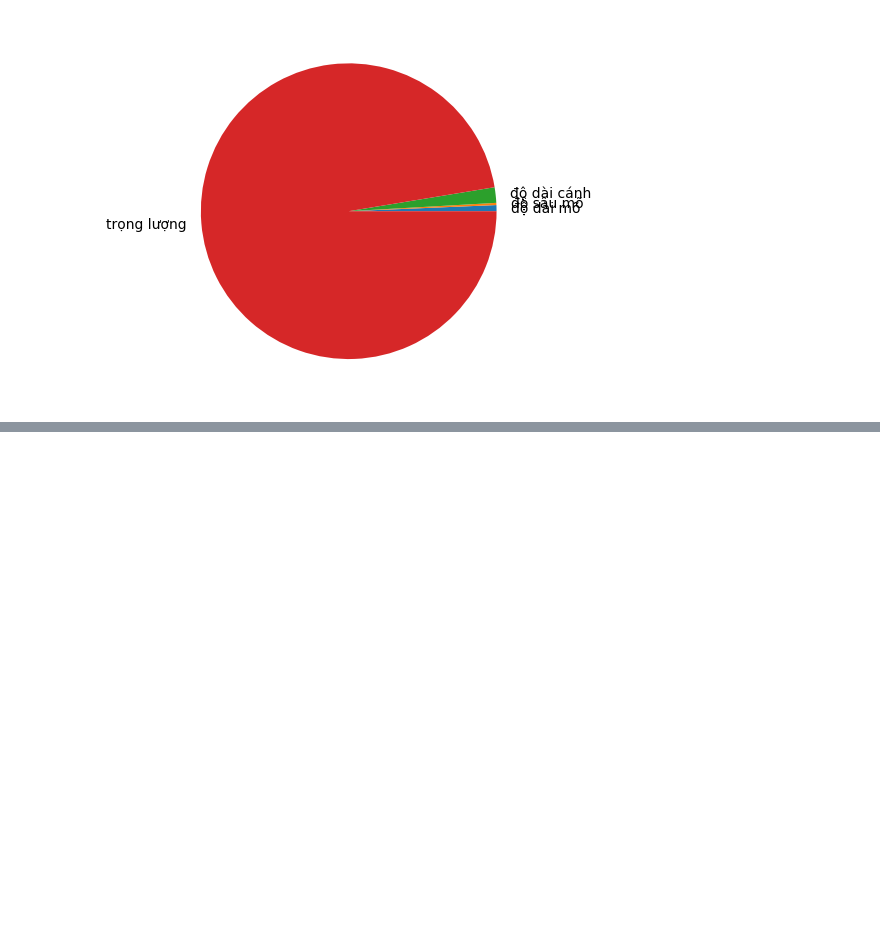
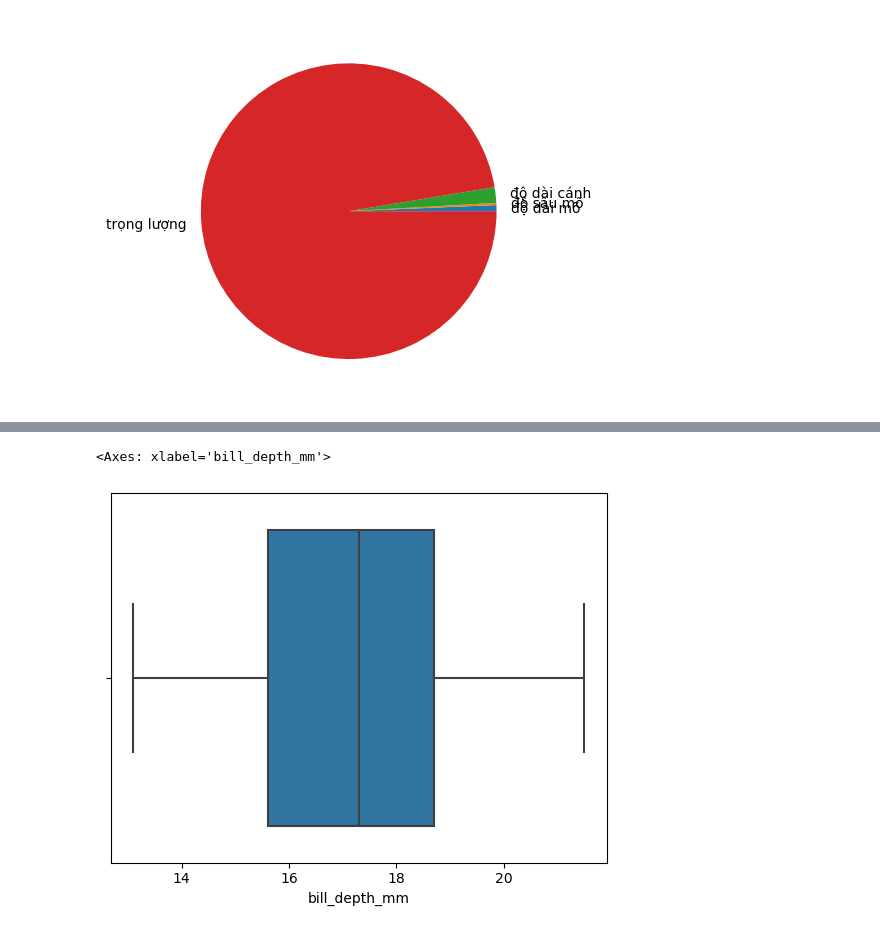
Before and after one commit to HueVuong12/Computer-Statistics, a Jupyter notebook: ON_GK/On_GK.ipynb, the cells around one changed output, grey strips where cells are left out. Drawn from its saved outputs; the diff is of its cells as text; code cells hidden in the pictures; blank space fills up the shorter version.

```diff
--- a/ON_GK/On_GK.ipynb
+++ b/ON_GK/On_GK.ipynb
@@ -145,0 +153,5 @@ plt.show()
+# %%
+sns.boxplot(data = df, x='bill_depth_mm')
+# %% [output]
+<Axes: xlabel='bill_depth_mm'>
+[figure, added]
```
Also changed, not shown: parts of 4 cells of this notebook, 3 other files.
